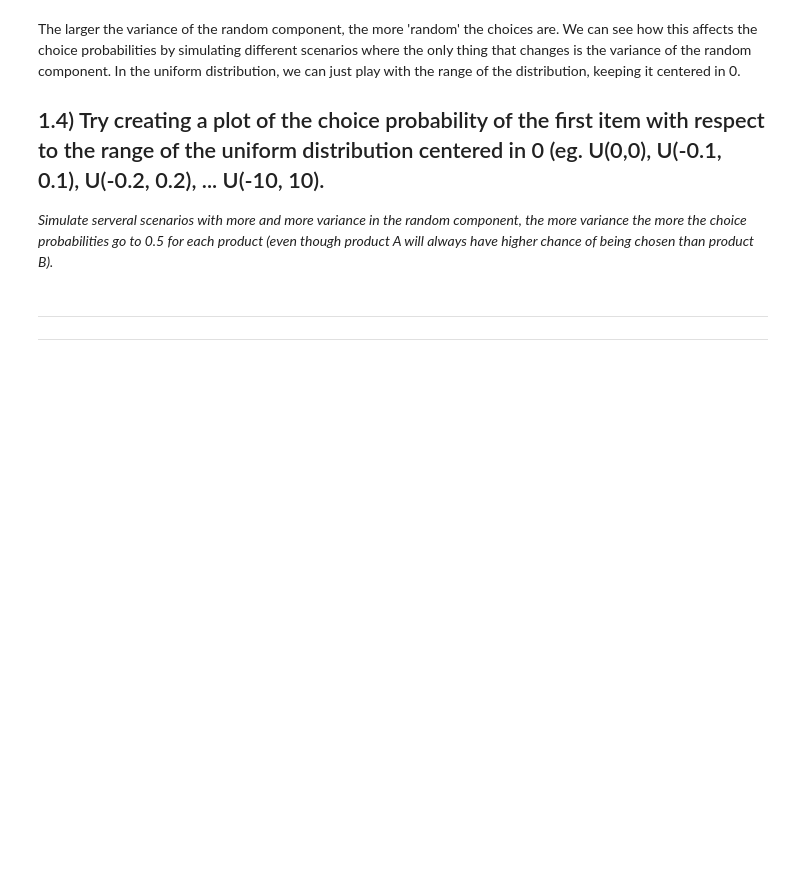
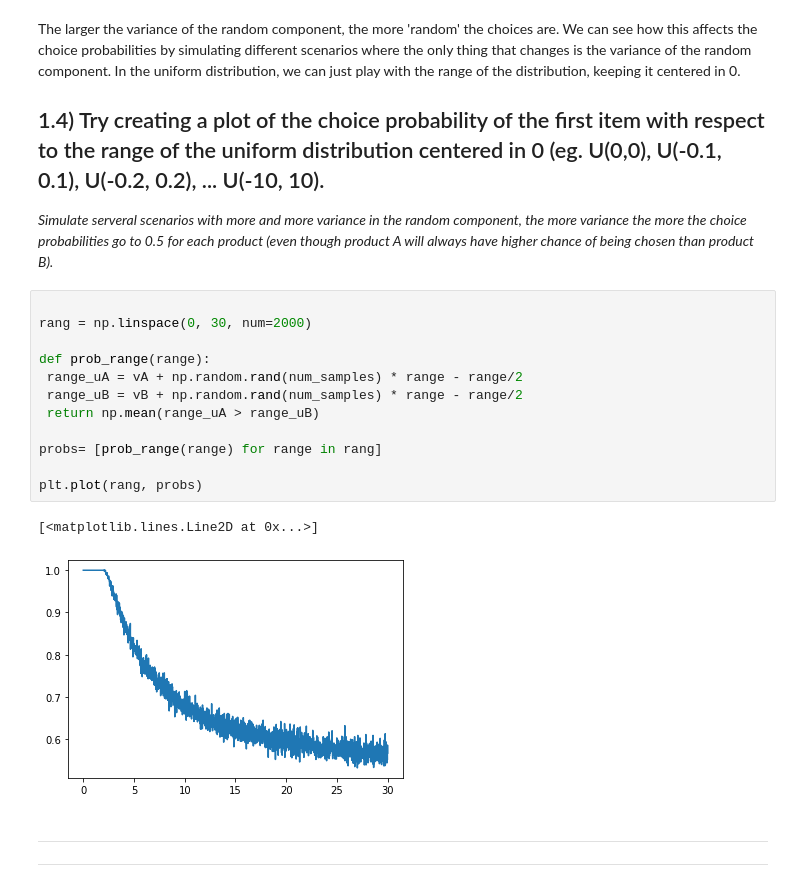
Before and after one commit to pmontman/tmp_choicemodels, a Jupyter notebook: nb/tutorials/solutions/WK_02_sol_tut_rum.ipynb, the cells around one changed output. Saved outputs shown, nothing was run; the diff lists cells and outputs as text; blank space fills up the shorter version.

```diff
--- a/nb/tutorials/solutions/WK_02_sol_tut_rum.ipynb
+++ b/nb/tutorials/solutions/WK_02_sol_tut_rum.ipynb
@@ -31,6 +73,21 @@ The larger the variance of the random component, the more 'random' the choices a
 ## 1.4) Try creating a plot of the choice probability of the first item with respect to the range of the uniform distribution centered in 0 (eg. U(0,0), U(-0.1, 0.1), U(-0.2, 0.2), ... U(-10, 10).
 
 *Simulate serveral scenarios with more and more variance in the random component, the more variance the more the choice probabilities go to 0.5 for each product (even though product A will always have higher chance of being chosen than product B).*
+# %%
+
+rang = np.linspace(0, 30, num=2000)
+
+def prob_range(range):
+ range_uA = vA + np.random.rand(num_samples) * range - range/2
+ range_uB = vB + np.random.rand(num_samples) * range - range/2
+ return np.mean(range_uA > range_uB)
+
+probs= [prob_range(range) for range in rang]
+
+plt.plot(rang, probs)
+# %% [output]
+[<matplotlib.lines.Line2D at 0x...>]
+[figure, added]
 # %% [markdown]
 
 
```
Also changed, not shown: parts of 25 cells of this notebook.
